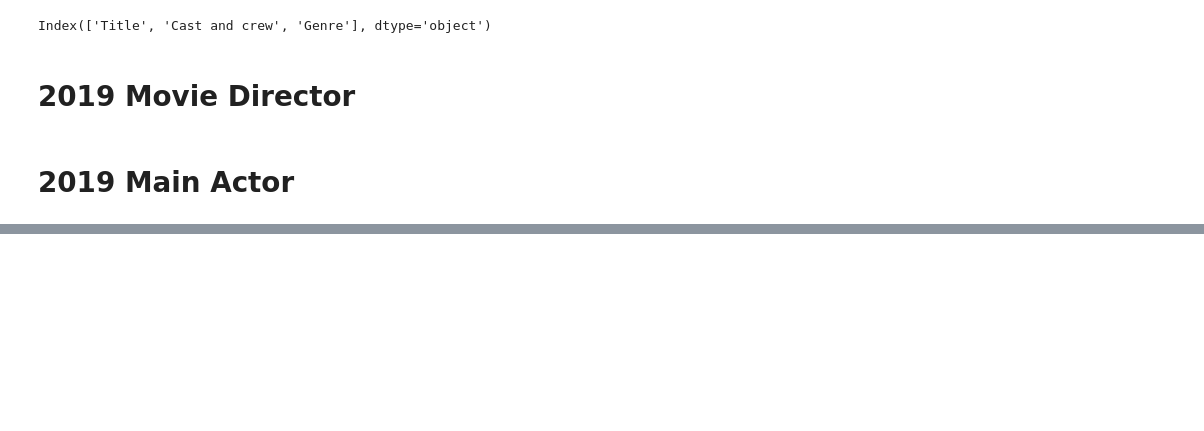
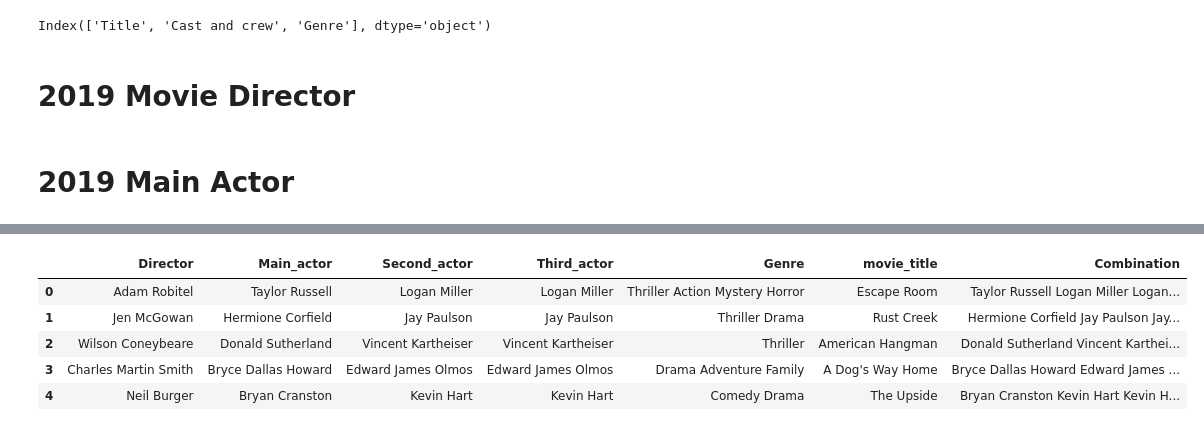
Before and after one commit to code-JOA/Movie-Reviews-Sentiment-Analysis, a Jupyter notebook: 03.Preprocessing.ipynb, the cells around one changed output, grey strips where cells are left out. Drawn from its saved outputs; the diff is of its cells as text; code cells hidden in the pictures; blank space fills up the shorter version.

```diff
--- a/03.Preprocessing.ipynb
+++ b/03.Preprocessing.ipynb
@@ -218,0 +229,2 @@ data19["Main_actor"] = data19["Cast and crew"]
+# %%
+data19 = data19.rename(columns={"Title":"movie_title"})
@@ -218,0 +233,2 @@ data19["Main_actor"] = data19["Cast and crew"]
+# %%
+data19_new=data19[["Director","Main_actor","Second_actor","Third_actor","Genre","movie_title"]]
@@ -218,0 +247,3 @@ data19["Main_actor"] = data19["Cast and crew"]
+# %%
+data19_new["Second_actor"] = data19_new["Second_actor"].replace(np.nan, "unknown")
+data19_new["Third_actor"] = data19_new["Second_actor"].replace(np.nan, "unknown")
@@ -218,0 +252,11 @@ data19["Main_actor"] = data19["Cast and crew"]
+# %%
+data19_new['Combination'] = data19_new['Main_actor'] + ' ' + data19_new['Second_actor'] + ' '+ data19_new['Third_actor'] + ' '+ data19_new['Director'] +' ' + data19_new['Genre']
+# %%
+data19_new.head()
+# %% [output]
+|  | Director | Main_actor | Second_actor | Third_actor | Genre | movie_title | Combination |
+| 0 | Adam Robitel | Taylor Russell | Logan Miller | Logan Miller | Thriller Action Mystery Horror | Escape Room | Taylor Russell Logan Miller Logan... |
+| 1 | Jen McGowan | Hermione Corfield | Jay Paulson | Jay Paulson | Thriller Drama | Rust Creek | Hermione Corfield Jay Paulson Jay... |
+| 2 | Wilson Coneybeare | Donald Sutherland | Vincent Kartheiser | Vincent Kartheiser | Thriller | American Hangman | Donald Sutherland Vincent Karthei... |
+| 3 | Charles Martin Smith | Bryce Dallas Howard | Edward James Olmos | Edward James Olmos | Drama Adventure Family | A Dog's Way Home | Bryce Dallas Howard Edward James ... |
+| 4 | Neil Burger | Bryan Cranston | Kevin Hart | Kevin Hart | Comedy Drama | The Upside | Bryan Cranston Kevin Hart Kevin H... |
```
Also changed, not shown: parts of 23 cells of this notebook, 1 other file.
